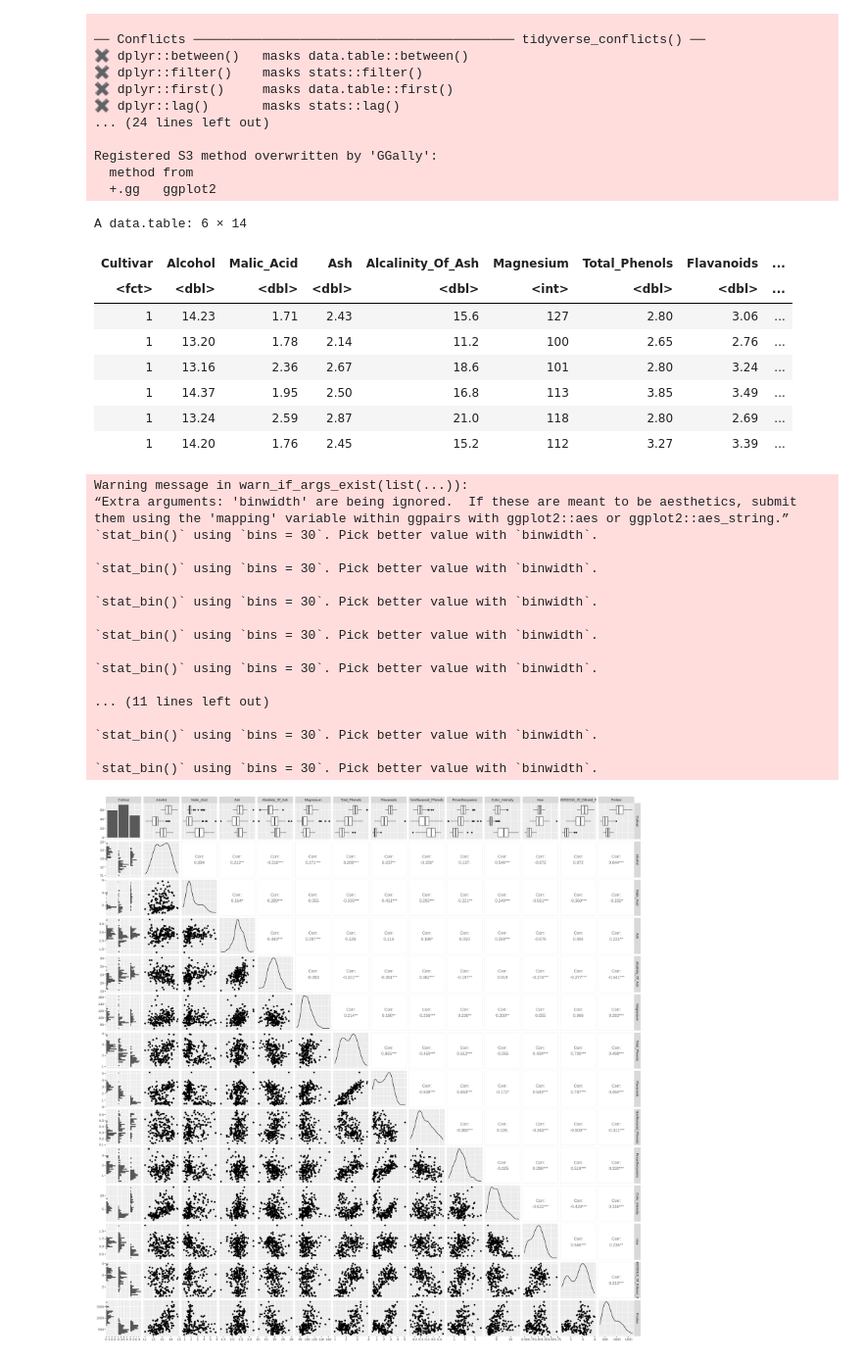
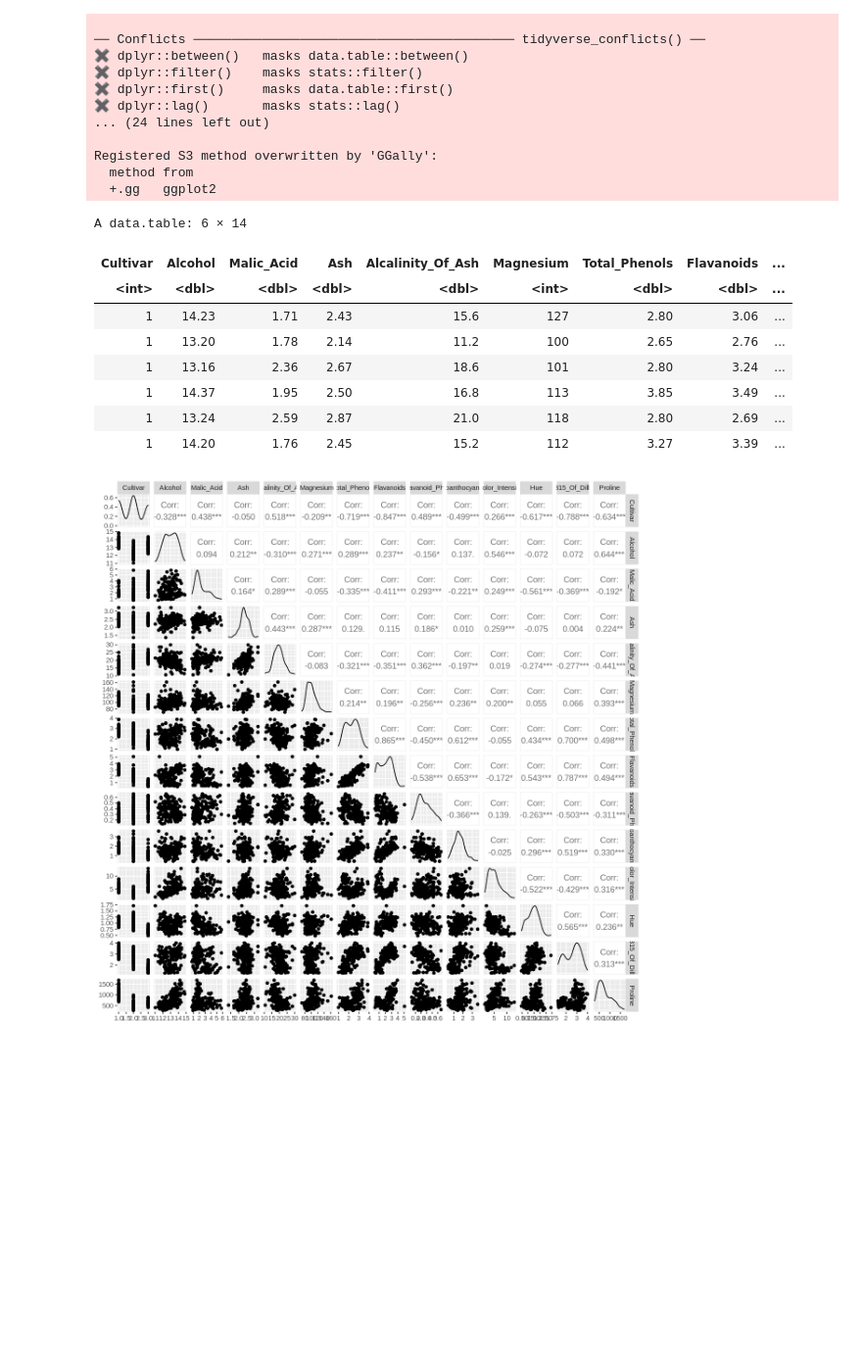
Before and after one commit to bkaanylmz/dsci-100-2022w1-group-95, a Jupyter notebook: WINE-edward copy.ipynb, the cells around one changed output. Shown at 98% size. Drawn from its saved outputs; the diff is of its cells as text; code cells hidden in the pictures; blank space fills up the shorter version.

```diff
--- a/WINE-edward copy.ipynb
+++ b/WINE-edward copy.ipynb
@@ -40,43 +40,25 @@ Registered S3 method overwritten by 'GGally':
   method from
   +.gg   ggplot2
 # %%
+set.seed(2022)
+
 wine <- fread(url)
 
 colnames(wine) <- c("Cultivar","Alcohol","Malic_Acid","Ash","Alcalinity_Of_Ash","Magnesium","Total_Phenols","Flavanoids","Nonflavanoid_Phenols","Proanthocyanins","Color_Intensity","Hue","OD280/OD315_Of_Dilluted_Wines","Proline")
 
-wine <- wine |>
-    mutate(Cultivar = as_factor(Cultivar))
-
 head(wine)
 
-ggpairs(wine, binwidth = 30)
+ggpairs(wine)
 # %% [output]
 A data.table: 6 × 14
 | Cultivar | Alcohol | Malic_Acid | Ash | Alcalinity_Of_Ash | Magnesium | Total_Phenols | Flavanoids | ... |
-| <fct> | <dbl> | <dbl> | <dbl> | <dbl> | <int> | <dbl> | <dbl> | ... |
+| <int> | <dbl> | <dbl> | <dbl> | <dbl> | <int> | <dbl> | <dbl> | ... |
 | 1 | 14.23 | 1.71 | 2.43 | 15.6 | 127 | 2.80 | 3.06 | ... |
 | 1 | 13.20 | 1.78 | 2.14 | 11.2 | 100 | 2.65 | 2.76 | ... |
 | 1 | 13.16 | 2.36 | 2.67 | 18.6 | 101 | 2.80 | 3.24 | ... |
 | 1 | 14.37 | 1.95 | 2.50 | 16.8 | 113 | 3.85 | 3.49 | ... |
 | 1 | 13.24 | 2.59 | 2.87 | 21.0 | 118 | 2.80 | 2.69 | ... |
 | 1 | 14.20 | 1.76 | 2.45 | 15.2 | 112 | 3.27 | 3.39 | ... |
-Warning message in warn_if_args_exist(list(...)):
-“Extra arguments: 'binwidth' are being ignored.  If these are meant to be aesthetics, submit them using the 'mapping' variable within ggpairs with ggplot2::aes or ggplot2::aes_string.”
-`stat_bin()` using `bins = 30`. Pick better value with `binwidth`.
-
-`stat_bin()` using `bins = 30`. Pick better value with `binwidth`.
-
-`stat_bin()` using `bins = 30`. Pick better value with `binwidth`.
-
-`stat_bin()` using `bins = 30`. Pick better value with `binwidth`.
-
-`stat_bin()` using `bins = 30`. Pick better value with `binwidth`.
-
-... (11 lines left out)
-
-`stat_bin()` using `bins = 30`. Pick better value with `binwidth`.
-
-`stat_bin()` using `bins = 30`. Pick better value with `binwidth`.
-[figure, old version]
+[figure, new version]
 # %%
 # data summarization
```
Also changed, not shown: parts of 4 cells of this notebook.
